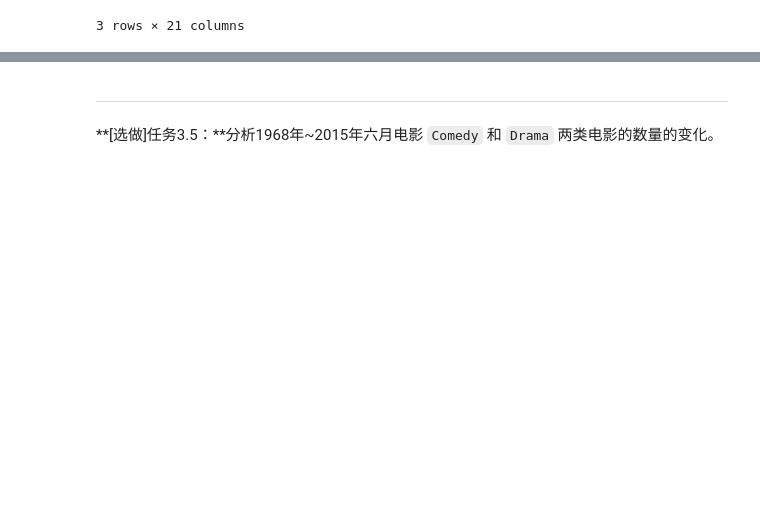
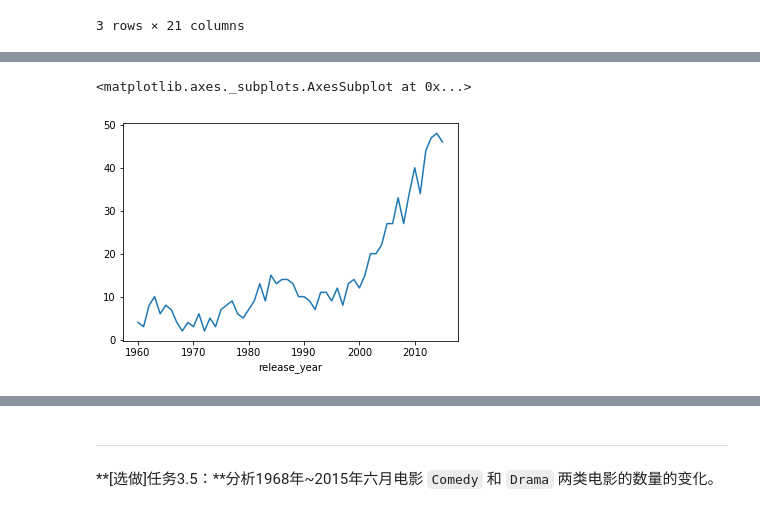
Before and after one commit to LYleonard/DataAnalysis, a Jupyter notebook: Statistics/ExploringDataSet/Explore_Movie_Dataset/Explore Movie Dataset_tmdb.ipynb, the cells around one changed output, grey strips where cells are left out. Drawn from its saved outputs; the diff is of its cells as text; code cells hidden in the pictures; blank space fills up the shorter version.

Commit message:
Explore Movie Dataset task 4 and 5

```diff
--- a/Statistics/ExploringDataSet/Explore_Movie_Dataset/Explore Movie Dataset_tmdb.ipynb
+++ b/Statistics/ExploringDataSet/Explore_Movie_Dataset/Explore Movie Dataset_tmdb.ipynb
@@ -481,3 +483,7 @@ movie_data.head(3)
 | 1 | 76341 | tt1392190 | 28.419936 | 150000000 | 378436354 | Mad Max: Fury Road | Tom Hardy|Charlize Theron|Hugh Ke... | George Miller | What a Lovely Day. | future|chase|post-apocalyptic|dys... | ... |
 | 2 | 262500 | tt2908446 | 13.112507 | 110000000 | 295238201 | Insurgent | Shailene Woodley|Theo James|Kate ... | Robert Schwentke | One Choice Can Destroy You | based on novel|revolution|dystopi... | ... |
 3 rows × 21 columns
+# %%
+# movie_release_6 = movie_data[pd.to_datetime(movie_data['release_date'], infer_datetime_format=True).dt.month == 6]
+movie_release_6 = movie_data[movie_data['release_month'] == 6]
+movie_release_6.head()
@@ -483,0 +498,3 @@ movie_data.head(3)
+# %%
+movie_num_6 = movie_release_6.groupby(['release_year'])['id'].count()
+movie_num_6
@@ -483,0 +519,5 @@ movie_data.head(3)
+# %%
+movie_num_6.plot()
+# %% [output]
+<matplotlib.axes._subplots.AxesSubplot at 0x...>
+[figure, added]
```
Also changed, not shown: parts of 10 cells of this notebook.
